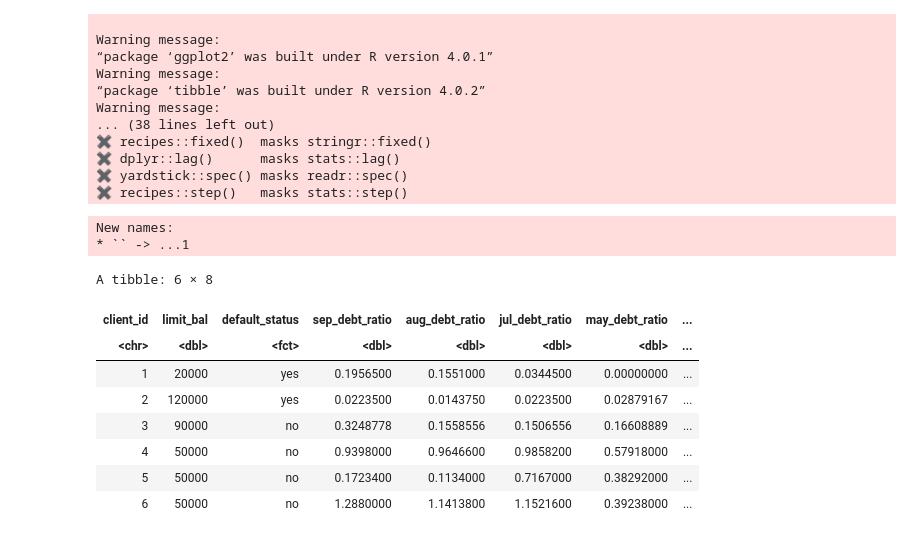
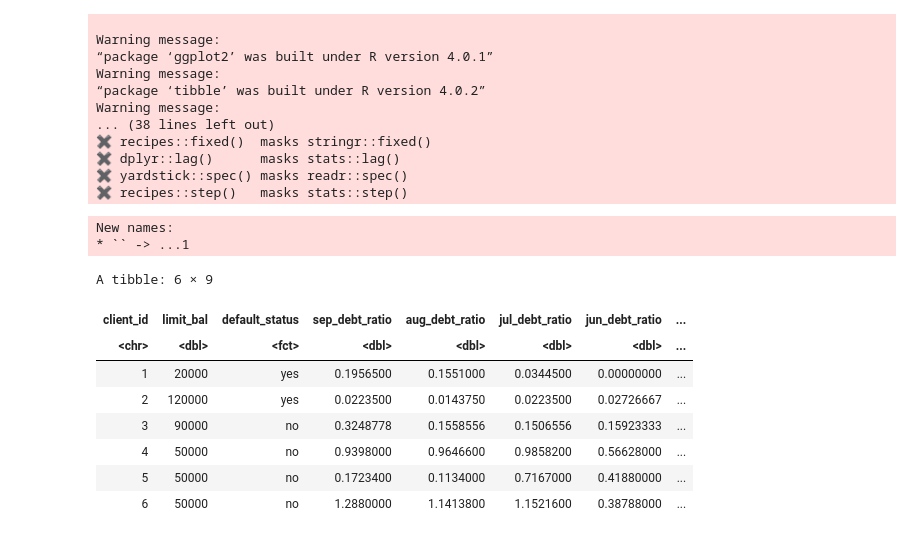
Before and after one commit to jorosafi/dsci-group-project, a Jupyter notebook: rodrigos-sandbox.ipynb, the cells around one changed output. Cells and saved outputs as stored; diff of their text form; code cells hidden in the pictures.

```diff
--- a/rodrigos-sandbox.ipynb
+++ b/rodrigos-sandbox.ipynb
@@ -25,44 +25,45 @@ Warning message:
 # %%
 df_default <- read_excel('data/default-cc-data.xls')  %>%
     select(-c(X2:X11))%>%
     rename(client_id = "...1",
            limit_bal = X1,
            sep_bill = X12 ,
            aug_bill= X13 ,
            july_bill= X14,
            june_bill= X15,
            may_bill= X16,
            april_bill=X17,
            sep_paid= X18 ,
            aug_paid= X19,
            july_paid= X20,
            june_paid= X21 ,
            may_paid= X22 ,
            april_paid= X23,
            default_status = Y)%>%
     slice(2:30001) %>%
     mutate_if(is.character, as.numeric) %>%
     mutate(client_id = as.character(client_id),
           default_status = case_when(default_status =="1"~"yes",
                                      default_status== "0"~"no"),
           default_status = as.factor(default_status),
-          sep_debt_ratio = sep_bill/limit_bal,
-          aug_debt_ratio = aug_bill/limit_bal,
-          jul_debt_ratio = july_bill/limit_bal,
-          may_debt_ratio = may_bill/limit_bal,
-          apr_debt_ratio = april_bill/limit_bal,) %>%
+           apr_debt_ratio = april_bill/limit_bal,
+           may_debt_ratio = may_bill/limit_bal,
+           jun_debt_ratio = june_bill/limit_bal,
+           jul_debt_ratio = july_bill/limit_bal,
+           aug_debt_ratio = aug_bill/limit_bal,
+           sep_debt_ratio = sep_bill/limit_bal) %>%
     select(client_id, limit_bal, default_status, sep_debt_ratio : apr_debt_ratio)
 
 head(df_default)
 # %% [output]
 New names:
 * `` -> ...1
-A tibble: 6 × 8
+A tibble: 6 × 9
-| client_id | limit_bal | default_status | sep_debt_ratio | aug_debt_ratio | jul_debt_ratio | may_debt_ratio | ... |
+| client_id | limit_bal | default_status | sep_debt_ratio | aug_debt_ratio | jul_debt_ratio | jun_debt_ratio | ... |
 | <chr> | <dbl> | <fct> | <dbl> | <dbl> | <dbl> | <dbl> | ... |
 | 1 | 20000 | yes | 0.1956500 | 0.1551000 | 0.0344500 | 0.00000000 | ... |
-| 2 | 120000 | yes | 0.0223500 | 0.0143750 | 0.0223500 | 0.02879167 | ... |
-| 3 | 90000 | no | 0.3248778 | 0.1558556 | 0.1506556 | 0.16608889 | ... |
-| 4 | 50000 | no | 0.9398000 | 0.9646600 | 0.9858200 | 0.57918000 | ... |
-| 5 | 50000 | no | 0.1723400 | 0.1134000 | 0.7167000 | 0.38292000 | ... |
-| 6 | 50000 | no | 1.2880000 | 1.1413800 | 1.1521600 | 0.39238000 | ... |
+| 2 | 120000 | yes | 0.0223500 | 0.0143750 | 0.0223500 | 0.02726667 | ... |
+| 3 | 90000 | no | 0.3248778 | 0.1558556 | 0.1506556 | 0.15923333 | ... |
+| 4 | 50000 | no | 0.9398000 | 0.9646600 | 0.9858200 | 0.56628000 | ... |
+| 5 | 50000 | no | 0.1723400 | 0.1134000 | 0.7167000 | 0.41880000 | ... |
+| 6 | 50000 | no | 1.2880000 | 1.1413800 | 1.1521600 | 0.38788000 | ... |
```
Also changed, not shown: parts of 8 cells of this notebook.
